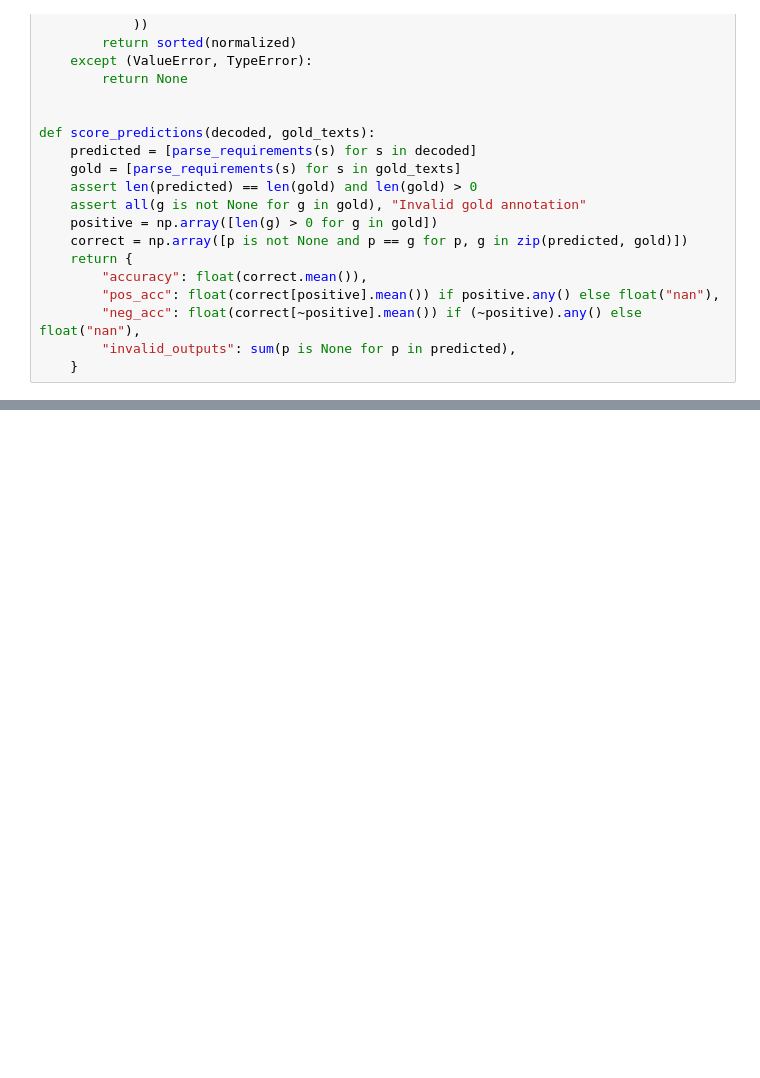
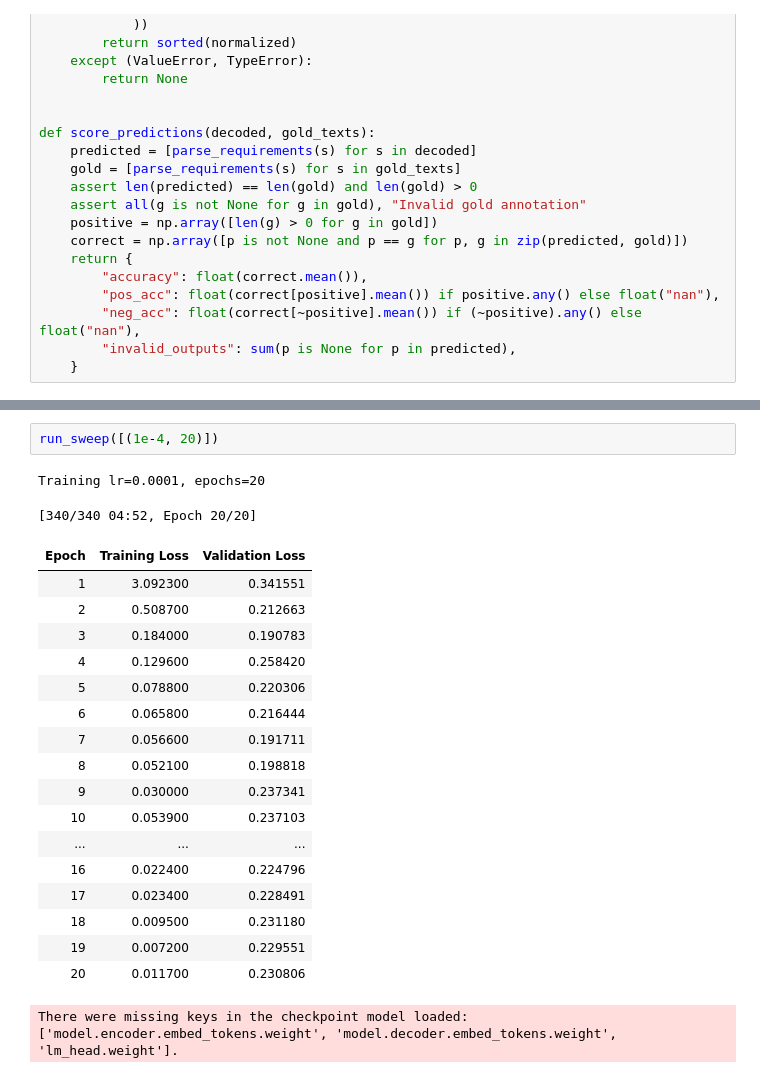
Before and after one commit to vet3whale/nlp_project, a Jupyter notebook: notebooks/02_finetuning.ipynb, the cells around one changed output, grey strips where cells are left out. Cells and saved outputs as stored; diff of their text form; blank space fills up the shorter version.

```diff
--- a/notebooks/02_finetuning.ipynb
+++ b/notebooks/02_finetuning.ipynb
@@ -703,0 +689,23 @@ Training lr=5e-05, epochs=15
+# %%
+run_sweep([(1e-4, 20)])
+# %% [output]
+Training lr=0.0001, epochs=20
+[340/340 04:52, Epoch 20/20]
+| Epoch | Training Loss | Validation Loss |
+| 1 | 3.092300 | 0.341551 |
+| 2 | 0.508700 | 0.212663 |
+| 3 | 0.184000 | 0.190783 |
+| 4 | 0.129600 | 0.258420 |
+| 5 | 0.078800 | 0.220306 |
+| 6 | 0.065800 | 0.216444 |
+| 7 | 0.056600 | 0.191711 |
+| 8 | 0.052100 | 0.198818 |
+| 9 | 0.030000 | 0.237341 |
+| 10 | 0.053900 | 0.237103 |
+| ... | ... | ... |
+| 16 | 0.022400 | 0.224796 |
+| 17 | 0.023400 | 0.228491 |
+| 18 | 0.009500 | 0.231180 |
+| 19 | 0.007200 | 0.229551 |
+| 20 | 0.011700 | 0.230806 |
+There were missing keys in the checkpoint model loaded: ['model.encoder.embed_tokens.weight', 'model.decoder.embed_tokens.weight', 'lm_head.weight'].
```
Also changed, not shown: parts of 4 cells of this notebook.
